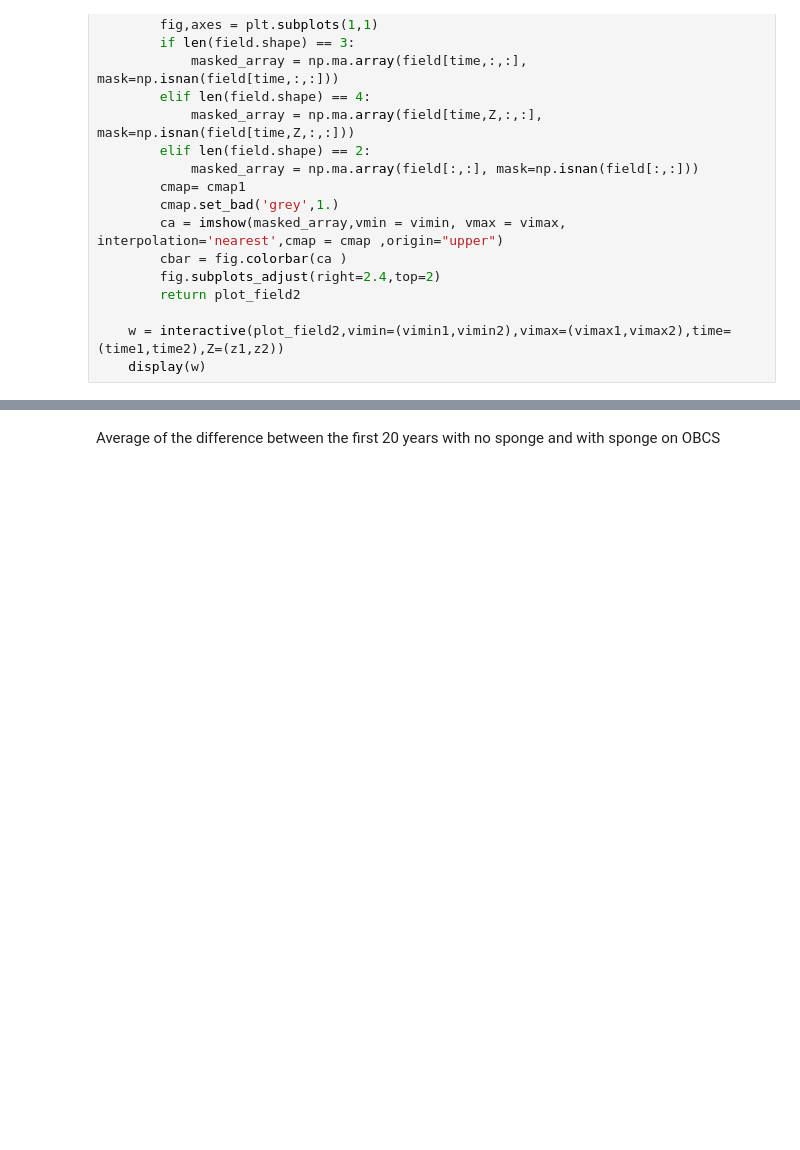
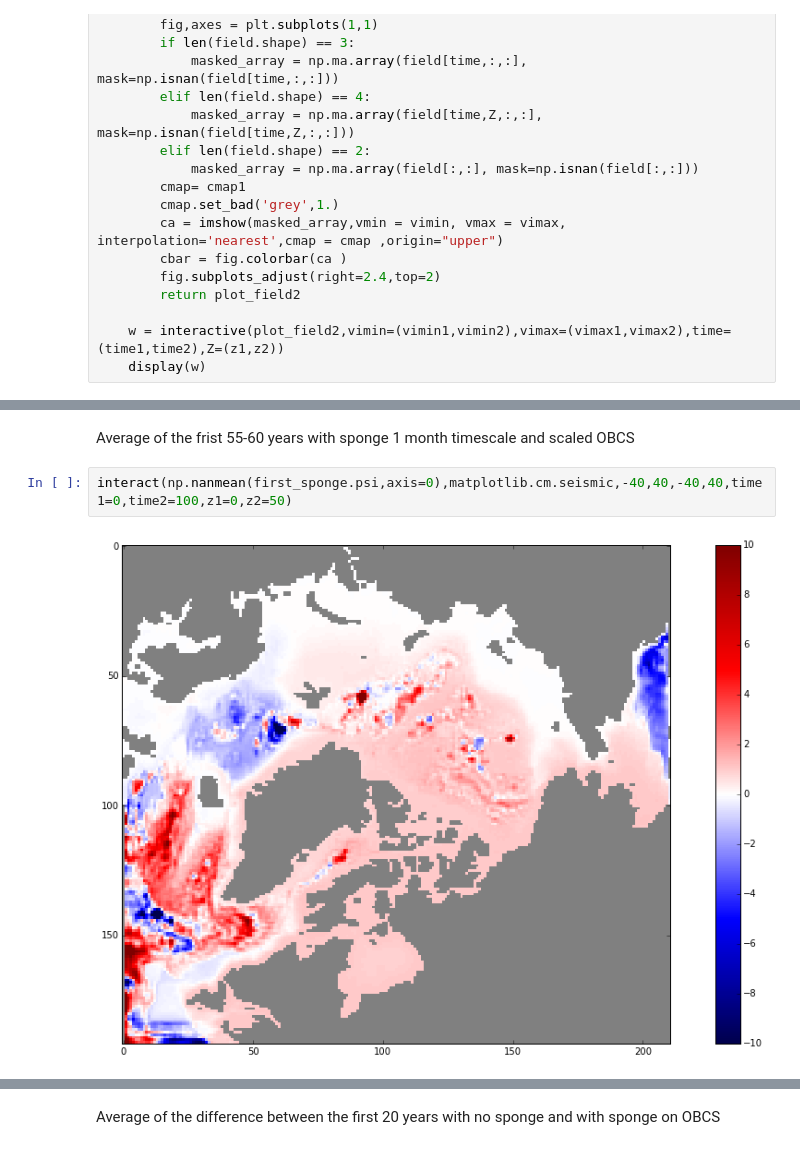
Before and after one commit to AlessandroMozzato/notebooks, a Jupyter notebook: obcs.ipynb, the cells around one changed output, grey strips where cells are left out. Drawn from its saved outputs; the diff is of its cells as text; blank space fills up the shorter version.

```diff
--- a/obcs.ipynb
+++ b/obcs.ipynb
@@ -120,0 +120,6 @@ Average of the first 20 years with sponge on OBCS
+# %% [markdown]
+Average of the frist 55-60 years with sponge 1 month timescale and scaled OBCS
+# %%
+interact(np.nanmean(first_sponge.psi,axis=0),matplotlib.cm.seismic,-40,40,-40,40,time1=0,time2=100,z1=0,z2=50)
+# %% [output]
+[figure, added]
```
Also changed, not shown: parts of 21 cells of this notebook, 1 other file.
